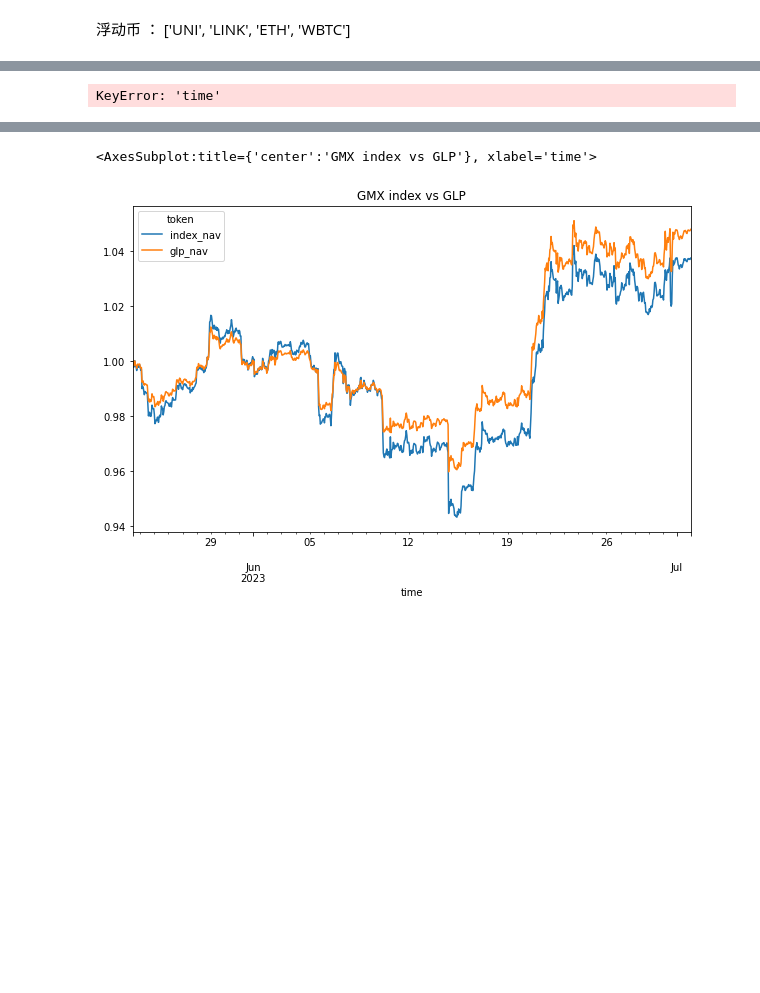
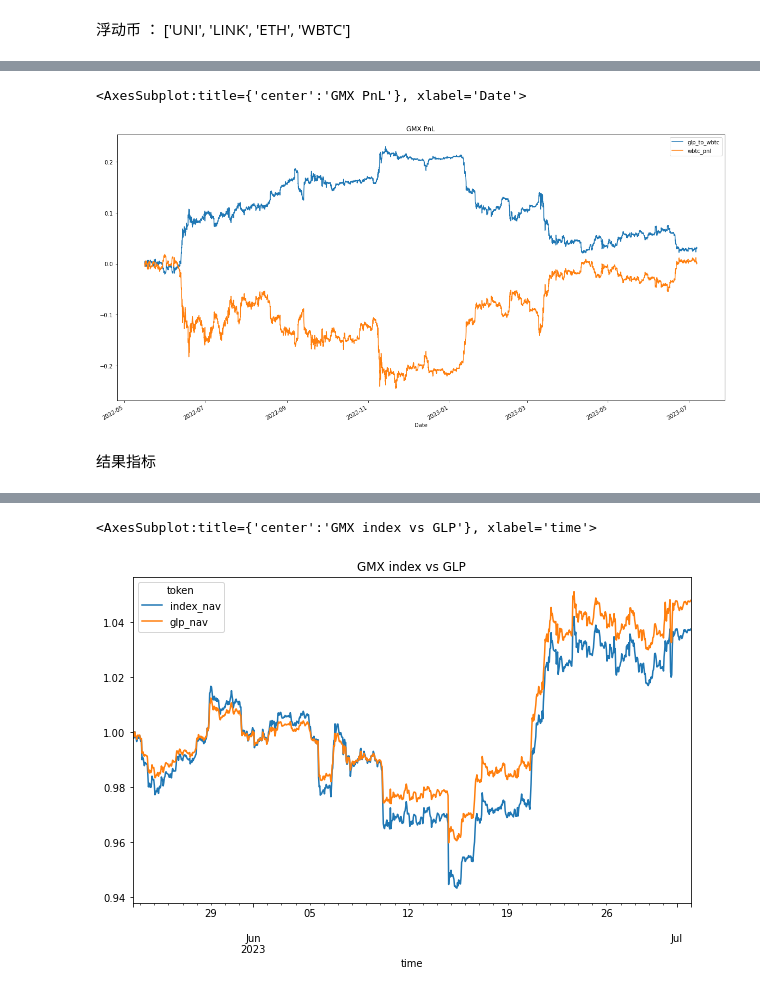
Before and after one commit to hanksong/hft_intern, a Jupyter notebook: GMX.ipynb, the cells around one changed output, grey strips where cells are left out. Saved outputs shown, nothing was run; the diff lists cells and outputs as text; code cells hidden in the pictures; blank space fills up the shorter version.

```diff
--- a/GMX.ipynb
+++ b/GMX.ipynb
@@ -15,6 +17,5 @@ end_day = '2023080100'
 # %%
 glp = gmx.get_glp(end_day)
-fee = gmx.get_fee(end_day)
+fees = gmx.get_fee(end_day)
 prc = gmx.get_fast_price(symbol,end_day,token_list = ['ETH',"WBTC"])
-result,fig,data,indicators = gmx.show_case(glp,fee,prc, [0.286137,0.223263])
-fig.show()
+hedge_ratio = [0.3,0.7]
@@ -43,0 +41,34 @@ glp
+# %%
+
+# 设置仓位和对冲比率
+v0 = 10000
+btc_v0 = v0 / data['value.wbtc'][0]  # 投入gmx的btc
+vwbtc = btc_v0 * data['value.wbtc'][0] * 0.8
+
+# 计算买的数量
+result = pd.DataFrame()
+result['Date'] = data['time']
+my_glp = v0 / data['price'][0]
+
+# 计算合约开仓的btc数量
+my_btc = vwbtc / data['value.wbtc'][0]
+btc_open = data['value.wbtc'][0]
+
+# 计算资产池的价值
+
+result['glp_value'] = data['price'] * my_glp
+# 该时刻能换回的wbtc数量
+result['glp_to_wbtc'] = my_glp * data['price'] / data['value.wbtc']
+result['glp_to_wbtc'] = result['glp_to_wbtc'] - btc_v0
+# 合约PnL
+result['wbtc_pnl'] = data.apply(lambda x: gmx.calc_bi_pnl(btc_open, x['value.wbtc'],1,vwbtc),axis=1)
+result['total_dx'] = result['glp_to_wbtc'] + result['wbtc_pnl']
+
+result['asset_pnl'] = result['total_dx'] * data['value.wbtc']
+# dividend
+result['ratio'] = my_glp / data['glpSupply']
+result['div'] = data['total'] * result['ratio']
+# ret是累计分红 + 资产池相对于初始状态变化
+result['ret'] = result['div'].cumsum() + result['asset_pnl']
+
+result = result.fillna(0)
@@ -44,5 +96,5 @@ glp
 # %%
-# glp price
-glp.plot(x = 'time',y = 'price',figsize = (20,10),title = 'GLP price')
+result.plot(x='Date',y=['glp_to_wbtc','wbtc_pnl'],figsize=(20,10),title='GMX PnL')
 # %% [output]
-KeyError: 'time'
+<AxesSubplot:title={'center':'GMX PnL'}, xlabel='Date'>
+[figure, added]
@@ -53,0 +101,2 @@ result.shape
+# %% [markdown]
+结果指标
```
Also changed, not shown: parts of 14 cells of this notebook, 8 other files.
